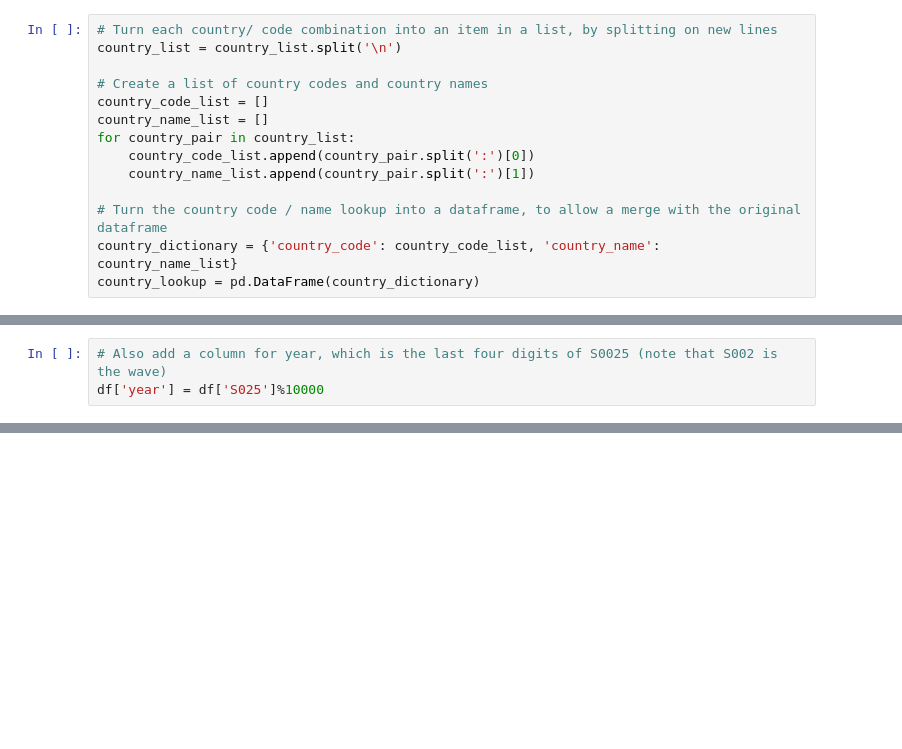
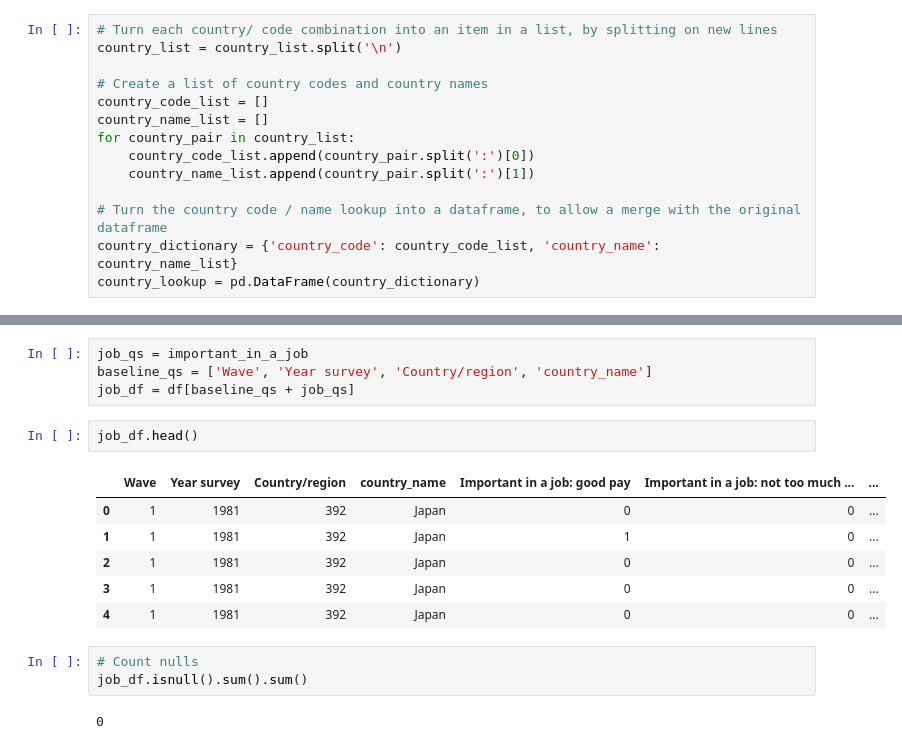
Before and after one commit to viviennehay/DSI-Project-5, a Jupyter notebook: World Values -- Full dataset.ipynb, the cells around one changed output, grey strips where cells are left out. Cells and saved outputs as stored; diff of their text form; blank space fills up the shorter version.

```diff
--- a/World Values -- Full dataset.ipynb
+++ b/World Values -- Full dataset.ipynb
@@ -87,3 +93,0 @@ df.head()
-# %%
-# Also add a column for year, which is the last four digits of S0025 (note that S002 is the wave)
-df['year'] = df['S025']%10000
@@ -89,0 +96,18 @@ df['year'] = df['S025']%10000
+# %%
+job_qs = important_in_a_job
+baseline_qs = ['Wave', 'Year survey', 'Country/region', 'country_name']
+job_df = df[baseline_qs + job_qs]
+# %%
+job_df.head()
+# %% [output]
+|  | Wave | Year survey | Country/region | country_name | Important in a job: good pay | Important in a job: not too much ... | ... |
+| 0 | 1 | 1981 | 392 | Japan | 0 | 0 | ... |
+| 1 | 1 | 1981 | 392 | Japan | 1 | 0 | ... |
+| 2 | 1 | 1981 | 392 | Japan | 0 | 0 | ... |
+| 3 | 1 | 1981 | 392 | Japan | 0 | 0 | ... |
+| 4 | 1 | 1981 | 392 | Japan | 0 | 0 | ... |
+# %%
+# Count nulls
+job_df.isnull().sum().sum()
+# %% [output]
+0
```
Also changed, not shown: parts of 18 cells of this notebook, 1 other file.
